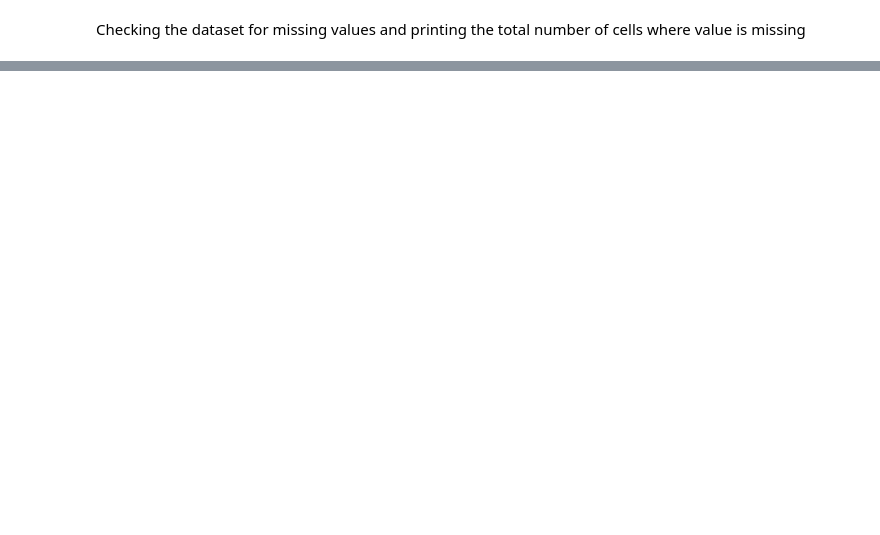
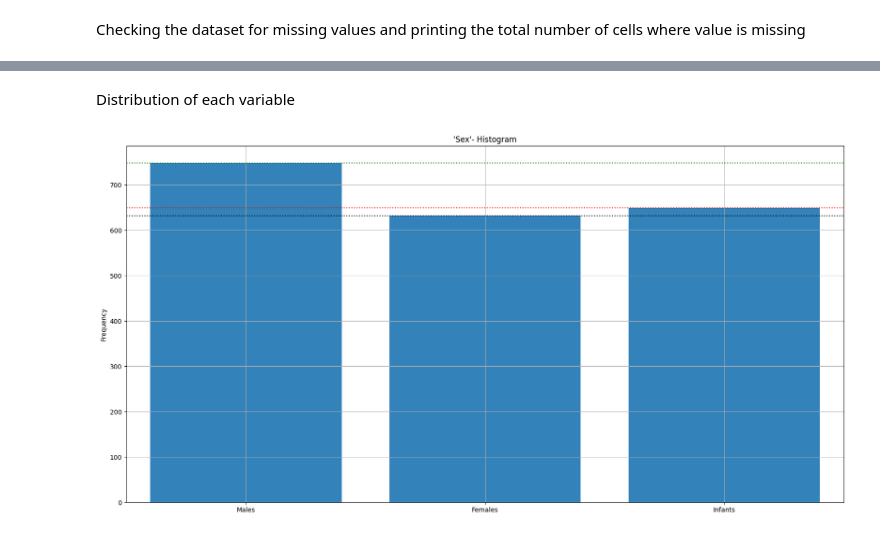
Before and after one commit to cotpetru24/data_mining, a Jupyter notebook: stu124543_data_mining.ipynb, the cells around one changed output, grey strips where cells are left out. Drawn from its saved outputs; the diff is of its cells as text; code cells hidden in the pictures; blank space fills up the shorter version.

```diff
--- a/stu124543_data_mining.ipynb
+++ b/stu124543_data_mining.ipynb
@@ -157,0 +261,20 @@ Total number of cells where value is missing = 8
+# %% [markdown]
+Distribution of each variable
+# %%
+counts = clean_df['Sex'].value_counts().sort_index()
+line_colors = ['green', 'black', 'red']
+fig, ax = plt.subplots()
+bars = ax.bar(counts.index, counts.values, tick_label=['Males', 'Females', 'Infants'], alpha=0.7)
+plt.xlim(0.5, 3.5)
+xlims = plt.xlim()
+# Adding horizontal lines across the plot for each bar, with different colors
+for bar, color in zip(bars, line_colors):
+    plt.hlines(bar.get_height(), xlims[0], xlims[1], color=color, linestyles='dotted')
+
+plt.hist(data=clean_df, x='Sex', rwidth=0.8, bins=[0.5, 1.5, 2.5, 3.5], alpha=0.7)
+plt.title("'Sex'- Histogram")
+plt.ylabel('Frequency')
+plt.grid(True)
+plt.show()
+# %% [output]
+[figure, added]
```
Also changed, not shown: parts of 27 cells of this notebook.
